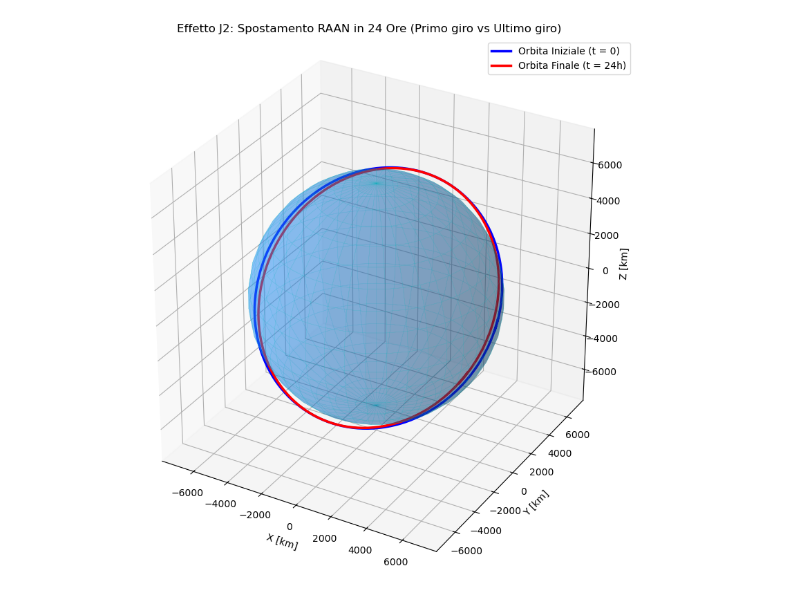
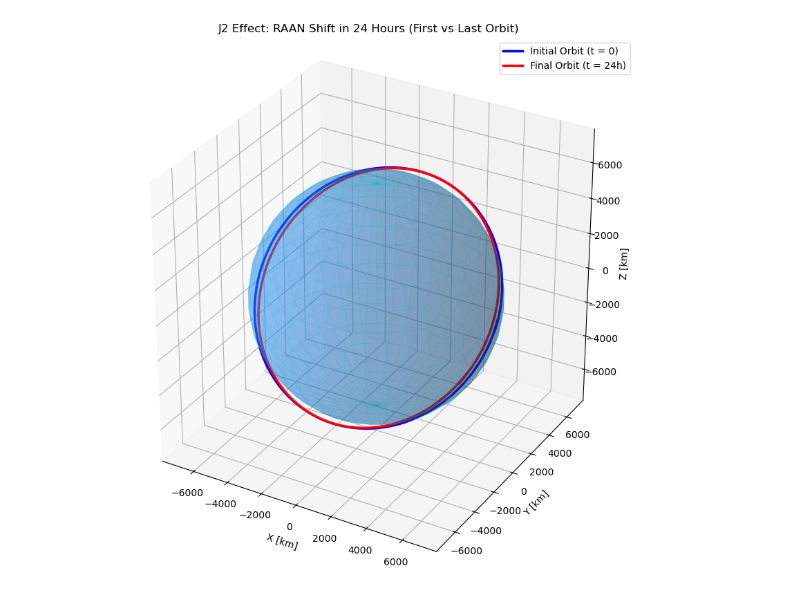
Before and after one commit to SimoneBisceglia/Orbital-Maneuvers-Portfolio, a Jupyter notebook: orekit/python/High_Fidelity_Perturbations/Numerical_Propagator_Drag_J2.ipynb, the cells around one changed output. Cells and saved outputs as stored; diff of their text form; code cells hidden in the pictures.

```diff
--- a/orekit/python/High_Fidelity_Perturbations/Numerical_Propagator_Drag_J2.ipynb
+++ b/orekit/python/High_Fidelity_Perturbations/Numerical_Propagator_Drag_J2.ipynb
@@ -7,7 +7,7 @@ import numpy as np
 import matplotlib.pyplot as plt
 
 # ==========================================
-# 1. INIZIALIZZAZIONE AMBIENTE OREKIT
+# 1. OREKIT ENVIRONMENT INITIALIZATION
 # ==========================================
 orekit.initVM()
 setup_orekit_curdir('C:/Users/Simone/Downloads/orekit-data-main')
@@ -20,7 +20,7 @@ from org.orekit.propagation.numerical import NumericalPropagator
 from org.hipparchus.ode.nonstiff import DormandPrince853Integrator
 from org.orekit.propagation import SpacecraftState
 
-# Importazioni per le Perturbazioni
+# Imports for Perturbations
 from org.orekit.forces.gravity.potential import GravityFieldFactory
 from org.orekit.forces.gravity import HolmesFeatherstoneAttractionModel, ThirdBodyAttraction
 from org.orekit.forces.drag import DragForce, IsotropicDrag
@@ -28,10 +28,10 @@ from org.orekit.models.earth.atmosphere import HarrisPriester
 from org.orekit.bodies import CelestialBodyFactory, OneAxisEllipsoid
 from org.orekit.forces.radiation import SolarRadiationPressure, IsotropicRadiationSingleCoefficient
 
-print("Ambiente Orekit caricato con successo!")
+print("Orekit environment successfully loaded!")
 
 # ==========================================
-# 2. DEFINIZIONE DEL TEMPO E DEI FRAME
+# 2. TIME AND FRAMES DEFINITION
 # ==========================================
 utc = TimeScalesFactory.getUTC()
 initial_date = AbsoluteDate(2026, 8, 4, 12, 0, 0.0, utc)
@@ -39,7 +39,7 @@ initial_date = AbsoluteDate(2026, 8, 4, 12, 0, 0.0, utc)
 inertial_frame = FramesFactory.getEME2000() # J2000 / ECI
 earth_frame = FramesFactory.getITRF(IERSConventions.IERS_2010, True) # ECEF
 
-# Creazione corpo della Terra ( l'atmosfera e la SRP)
+# Earth body creation (for atmosphere and SRP)
 earth_shape = OneAxisEllipsoid(Constants.WGS84_EARTH_EQUATORIAL_RADIUS,
                                Constants.WGS84_EARTH_FLATTENING,
                                earth_frame)
@@ -47,9 +47,9 @@ earth_shape = OneAxisEllipsoid(Constants.WGS84_EARTH_EQUATORIAL_RADIUS,
 mu = Constants.WGS84_EARTH_MU
 
 # ==========================================
-# 3. CREAZIONE DELL'ORBITA (LEO a 300 km)
+# 3. ORBIT CREATION (LEO at 300 km)
 # ==========================================
-a = Constants.WGS84_EARTH_EQUATORIAL_RADIUS + 300e3  # 300 km di quota (metri)
+a = Constants.WGS84_EARTH_EQUATORIAL_RADIUS + 300e3  # 300 km altitude (meters)
 e = 0.001
 i = math.radians(50.0)
 omega = math.radians(0.0)
@@ -57,17 +57,17 @@ raan = math.radians(0.0)
 lM = math.radians(0.0)
 
 initial_orbit = KeplerianOrbit(a, e, i, omega, raan, lM, PositionAngleType.MEAN, inertial_frame, initial_date, mu)
-initial_state = SpacecraftState(initial_orbit, 850.0) # Aggiungiamo 850 kg di massa (come in GMAT)
+initial_state = SpacecraftState(initial_orbit, 850.0) # Adding 850 kg of mass (as in GMAT)
 
 # ==========================================
-# 4. CONFIGURAZIONE DEL PROPAGATORE
+# 4. PROPAGATOR CONFIGURATION
 # ==========================================
 min_step = 0.001
 max_step = 300.0
 position_tolerance = 10.0
 tolerances = NumericalPropagator.tolerances(position_tolerance, initial_orbit, initial_orbit.getType())
 
-# Cast esplicito da Oggetto Java ad Array Double per Python
+# Explicit cast from Java Object to Double Array for Python
 abs_tolerance = JArray_double.cast_(tolerances[0])
 rel_tolerance = JArray_double.cast_(tolerances[1])
 
@@ -76,21 +76,21 @@ propagator = NumericalPropagator(integrator)
 propagator.setInitialState(initial_state)
 
 # ==========================================
-# 5. AGGIUNTA DI TUTTE LE PERTURBAZIONI
+# 5. ADDING ALL PERTURBATIONS
 # ==========================================
-# A) Gravità Terrestre (Armoniche sferiche 10x10 per J2, J3, ecc.)
+# A) Earth Gravity (10x10 Spherical harmonics for J2, J3, etc.)
 gravity_provider = GravityFieldFactory.getNormalizedProvider(10, 10)
 propagator.addForceModel(HolmesFeatherstoneAttractionModel(earth_frame, gravity_provider))
 
-# B) Third-Body (Sole e Luna)
+# B) Third-Body (Sun and Moon)
 sun = CelestialBodyFactory.getSun()
 moon = CelestialBodyFactory.getMoon()
 propagator.addForceModel(ThirdBodyAttraction(sun))
 propagator.addForceModel(ThirdBodyAttraction(moon))
 
-# C) Atmospheric Drag (Modello Harris-Priester)
+# C) Atmospheric Drag (Harris-Priester Model)
 atmosphere = HarrisPriester(sun, earth_shape)
-# DragArea = 15 m^2, Cd = 2.2 (Stessi parametri di GMAT)
+# DragArea = 15 m^2, Cd = 2.2 (Same parameters as GMAT)
 drag = DragForce(atmosphere, IsotropicDrag(15.0, 2.2))
 propagator.addForceModel(drag)
 
@@ -100,51 +100,51 @@ srp = SolarRadiationPressure(sun, earth_shape, IsotropicRadiationSingleCoefficie
 propagator.addForceModel(srp)
 
 # ==========================================
-# 6. PROPAGAZIONE DI 24 ORE
+# 6. 24-HOUR PROPAGATION
 # ==========================================
-duration = 24.0 * 3600.0  # 24 ore in secondi
+duration = 24.0 * 3600.0  # 24 hours in seconds
 final_date = initial_date.shiftedBy(duration)
 
-print(f"\nPropagazione di {duration/3600} ore in corso (Gravita 10x10, Drag, SRP, 3rd Body)...")
+print(f"\nPropagating for {duration/3600} hours (Gravity 10x10, Drag, SRP, 3rd Body)...")
 ephemeris_generator = propagator.getEphemerisGenerator()
 final_state = propagator.propagate(final_date)
 final_orbit = final_state.getOrbit()
 
 # ==========================================
-# 7. RISULTATI: DECADIMENTO E VARIAZIONI
+# 7. RESULTS: DECAY AND VARIATIONS
 # ==========================================
-# Traduciamo l'orbita finale generica in un'orbita Kepleriana
+# Translate the generic final orbit into a Keplerian orbit
 final_kep_orbit = KeplerianOrbit(final_orbit)
 a_fin = final_kep_orbit.getA()
 i_fin = math.degrees(final_kep_orbit.getI())
 raan_fin = math.degrees(final_kep_orbit.getRightAscensionOfAscendingNode())
 
 print("\n========================================================")
-print("  RISULTATI DOPO 24 ORE DI PROPAGAZIONE PERTURBATA")
+print("  RESULTS AFTER 24 HOURS OF PERTURBED PROPAGATION")
 print("========================================================")
-print(f"Semiasse iniziale: {a/1000:.3f} km")
-print(f"Semiasse finale:   {a_fin/1000:.3f} km")
-print(f"--> Decadimento Quota (SMA): {((a - a_fin)/1000)*1000:.1f} metri persi per il Drag")
+print(f"Initial Semi-major axis: {a/1000:.3f} km")
+print(f"Final Semi-major axis:   {a_fin/1000:.3f} km")
+print(f"--> Altitude Decay (SMA): {((a - a_fin)/1000)*1000:.1f} meters lost due to Drag")
 print("--------------------------------------------------------")
-print(f"Inclinazione iniz: {math.degrees(i):.5f} deg")
-print(f"Inclinazione fin:  {i_fin:.5f} deg")
+print(f"Initial Inclination: {math.degrees(i):.5f} deg")
+print(f"Final Inclination:   {i_fin:.5f} deg")
 print("--------------------------------------------------------")
-print(f"RAAN iniziale:     {math.degrees(raan):.3f} deg")
-print(f"RAAN finale:       {raan_fin:.3f} deg")
-print(f"--> Drift del Nodo Ascendente causato dall'effetto J2")
+print(f"Initial RAAN:        {math.degrees(raan):.3f} deg")
+print(f"Final RAAN:          {raan_fin:.3f} deg")
+print(f"--> Ascending Node Drift caused by J2 effect")
 print("========================================================")
 
 # ==========================================
-# 8. VISUALIZZAZIONE 3D (INIZIALE vs FINALE)
+# 8. 3D VISUALIZATION (INITIAL vs FINAL)
 # ==========================================
-print("\nGenerazione grafico 3D in corso...")
+print("\nGenerating 3D plot...")
 ephemeris = ephemeris_generator.getGeneratedEphemeris()
 
-# Il periodo di un'orbita LEO a 300km è circa 90 minuti (5400 secondi).
-# Usiamo 5500 per assicurarci di chiudere il cerchio visivamente.
+# The period of a 300km LEO orbit is roughly 90 minutes (5400 seconds).
+# We use 5500 to ensure the circle is visually closed.
 periodo_orbitale = 5500.0
 
-# 1. Estrazione punti Orbita Iniziale (t=0 fino a t=90 min)
+# 1. Extract Initial Orbit points (t=0 to t=90 min)
 times_init = np.linspace(0, periodo_orbitale, 150)
 x_init, y_init, z_init = [], [], []
 for t in times_init:
@@ -154,7 +154,7 @@ for t in times_init:
     y_init.append(pos.getY() / 1000.0)
     z_init.append(pos.getZ() / 1000.0)
 
-# 2. Estrazione punti Orbita Finale (t=24h - 90 min fino a t=24h)
+# 2. Extract Final Orbit points (t=24h - 90 min to t=24h)
 times_final = np.linspace(duration - periodo_orbitale, duration, 150)
 x_fin, y_fin, z_fin = [], [], []
 for t in times_final:
@@ -164,11 +164,11 @@ for t in times_final:
     y_fin.append(pos.getY() / 1000.0)
     z_fin.append(pos.getZ() / 1000.0)
 
-# Creazione Plot
+# Plot Creation
 fig = plt.figure(figsize=(10, 10))
 ax = fig.add_subplot(111, projection='3d')
 
-# Disegniamo la Terra con un wireframe leggero per dare il senso del volume
+# Draw the Earth with a light wireframe to give a sense of volume
 u, v = np.mgrid[0:2*np.pi:40j, 0:np.pi:20j]
 R_E_km = Constants.WGS84_EARTH_EQUATORIAL_RADIUS / 1000.0
 x_earth = R_E_km * np.cos(u) * np.sin(v)
@@ -176,17 +176,17 @@ y_earth = R_E_km * np.sin(u) * np.sin(v)
 z_earth = R_E_km * np.cos(v)
 ax.plot_surface(x_earth, y_earth, z_earth, color='dodgerblue', alpha=0.3, edgecolor='c', linewidth=0.2)
 
-# Plot dei due singoli giri separati
-ax.plot(x_init, y_init, z_init, color='blue', linewidth=2.5, label='Orbita Iniziale (t = 0)')
-ax.plot(x_fin, y_fin, z_fin, color='red', linewidth=2.5, label='Orbita Finale (t = 24h)')
+# Plot the two single separate orbits
+ax.plot(x_init, y_init, z_init, color='blue', linewidth=2.5, label='Initial Orbit (t = 0)')
+ax.plot(x_fin, y_fin, z_fin, color='red', linewidth=2.5, label='Final Orbit (t = 24h)')
 
-# Setup degli assi perfetti (fondamentale per mantenere la sfericità)
+# Perfect axes setup (fundamental to maintain sphericity)
 lim = R_E_km + 1500
 ax.set_xlim([-lim, lim]); ax.set_ylim([-lim, lim]); ax.set_zlim([-lim, lim])
-ax.set_box_aspect([1,1,1]) # Questo comando evita che la Terra sembri un ovale!
+ax.set_box_aspect([1,1,1]) # This command prevents the Earth from looking like an oval
 
 ax.set_xlabel('X [km]'); ax.set_ylabel('Y [km]'); ax.set_zlabel('Z [km]')
-ax.set_title('Effetto J2: Spostamento RAAN in 24 Ore (Primo giro vs Ultimo giro)')
+ax.set_title('J2 Effect: RAAN Shift in 24 Hours (First vs Last Orbit)')
 ax.legend(loc='upper right')
 
 plt.show()
@@ -214 +214 @@ Generazione grafico 3D in corso...
-[figure, old version]
+[figure, new version]
```
Also changed, not shown: parts of 1 cell of this notebook, 6 other files.
